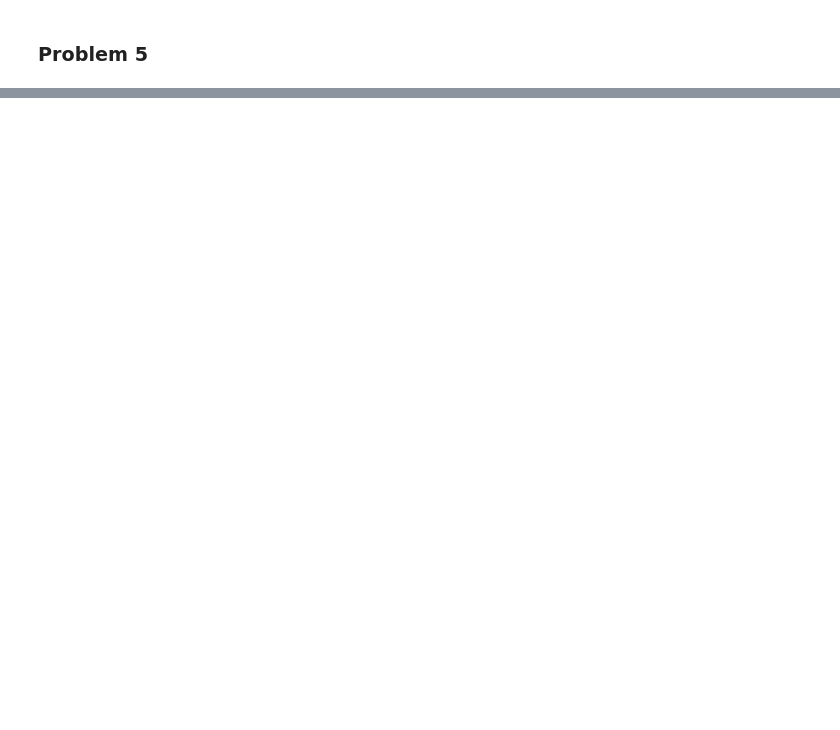
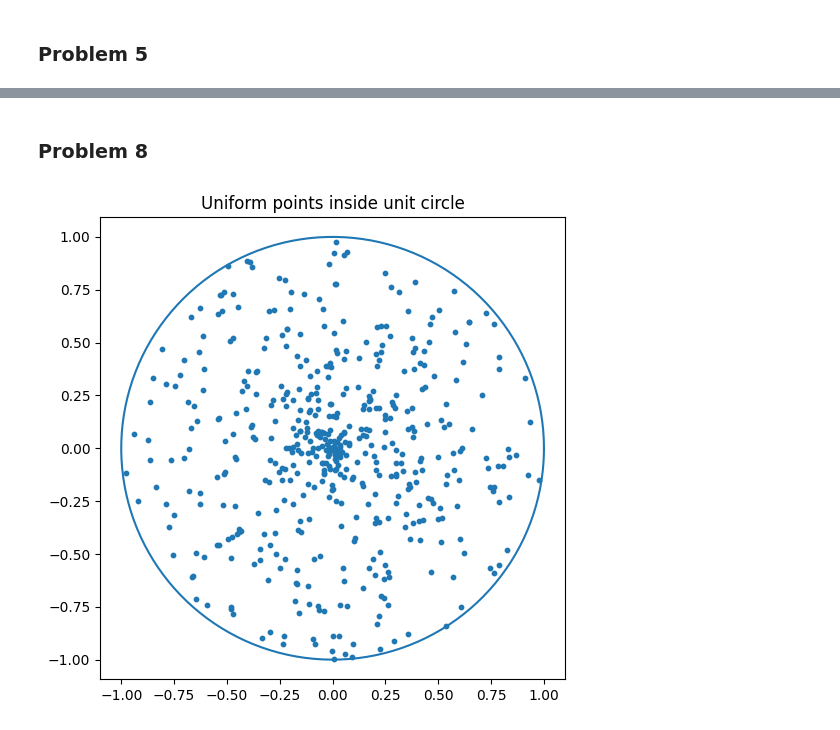
Before and after one commit to pynyashko/Statistical-practicum, a Jupyter notebook: hw/random.ipynb, the cells around one changed output, grey strips where cells are left out. Cells and saved outputs as stored; diff of their text form; code cells hidden in the pictures; blank space fills up the shorter version.

```diff
--- a/hw/random.ipynb
+++ b/hw/random.ipynb
@@ -164,0 +234,28 @@ plt.show()
+# %% [markdown]
+### Problem 8
+# %%
+n = 500
+
+u1 = np.random.rand(n)
+u2 = np.random.rand(n)
+
+r = np.random.rand(n)
+
+phi = 2 * np.pi * np.random.rand(n)
+
+x = r * np.cos(phi)
+y = r * np.sin(phi)
+
+plt.figure(figsize=(6,6))
+
+plt.scatter(x, y, s=10)
+
+theta = np.linspace(0, 2*np.pi, 300)
+plt.plot(np.cos(theta), np.sin(theta))
+
+plt.axis('equal')
+plt.title("Uniform points inside unit circle")
+
+plt.show()
+# %% [output]
+[figure, added]
```
Also changed, not shown: parts of 10 cells of this notebook, 2 other files.
